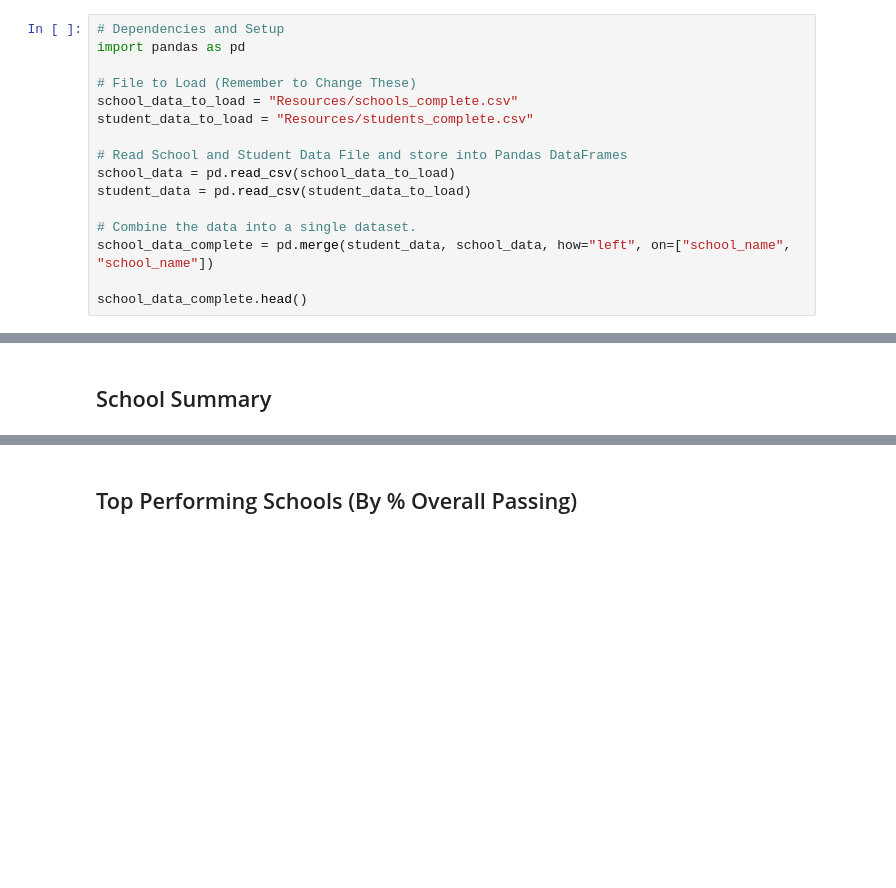
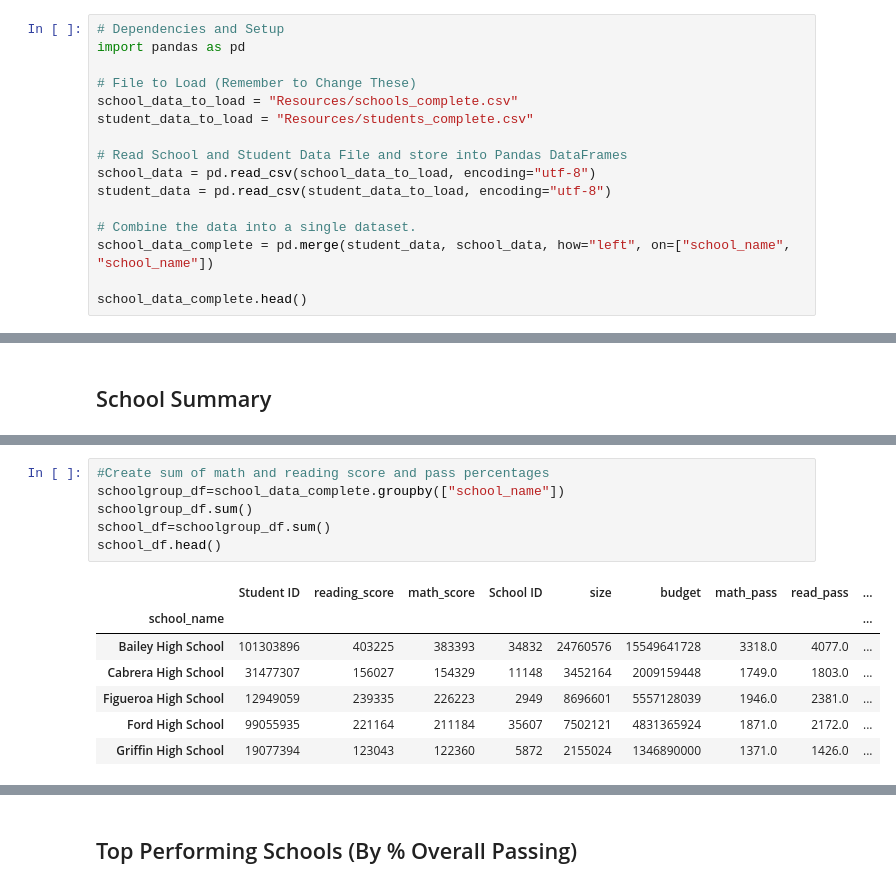
Before and after one commit to lmm9/pandas-challenge, a Jupyter notebook: PyCitySchools/PyCitySchools_starter.ipynb, the cells around one changed output, grey strips where cells are left out. Drawn from its saved outputs; the diff is of its cells as text; blank space fills up the shorter version.

```diff
--- a/PyCitySchools/PyCitySchools_starter.ipynb
+++ b/PyCitySchools/PyCitySchools_starter.ipynb
@@ -10,8 +10,8 @@ school_data_to_load = "Resources/schools_complete.csv"
 student_data_to_load = "Resources/students_complete.csv"
 
 # Read School and Student Data File and store into Pandas DataFrames
-school_data = pd.read_csv(school_data_to_load)
-student_data = pd.read_csv(student_data_to_load)
+school_data = pd.read_csv(school_data_to_load, encoding="utf-8")
+student_data = pd.read_csv(student_data_to_load, encoding="utf-8")
 
 # Combine the data into a single dataset.
 school_data_complete = pd.merge(student_data, school_data, how="left", on=["school_name", "school_name"])
@@ -219,0 +157,14 @@ school_sum_df
+# %%
+#Create sum of math and reading score and pass percentages
+schoolgroup_df=school_data_complete.groupby(["school_name"])
+schoolgroup_df.sum()
+school_df=schoolgroup_df.sum()
+school_df.head()
+# %% [output]
+|  | Student ID | reading_score | math_score | School ID | size | budget | math_pass | read_pass | ... |
+| school_name |  |  |  |  |  |  |  |  | ... |
+| Bailey High School | 101303896 | 403225 | 383393 | 34832 | 24760576 | 15549641728 | 3318.0 | 4077.0 | ... |
+| Cabrera High School | 31477307 | 156027 | 154329 | 11148 | 3452164 | 2009159448 | 1749.0 | 1803.0 | ... |
+| Figueroa High School | 12949059 | 239335 | 226223 | 2949 | 8696601 | 5557128039 | 1946.0 | 2381.0 | ... |
+| Ford High School | 99055935 | 221164 | 211184 | 35607 | 7502121 | 4831365924 | 1871.0 | 2172.0 | ... |
+| Griffin High School | 19077394 | 123043 | 122360 | 5872 | 2155024 | 1346890000 | 1371.0 | 1426.0 | ... |
```
Also changed, not shown: parts of 41 cells of this notebook.
